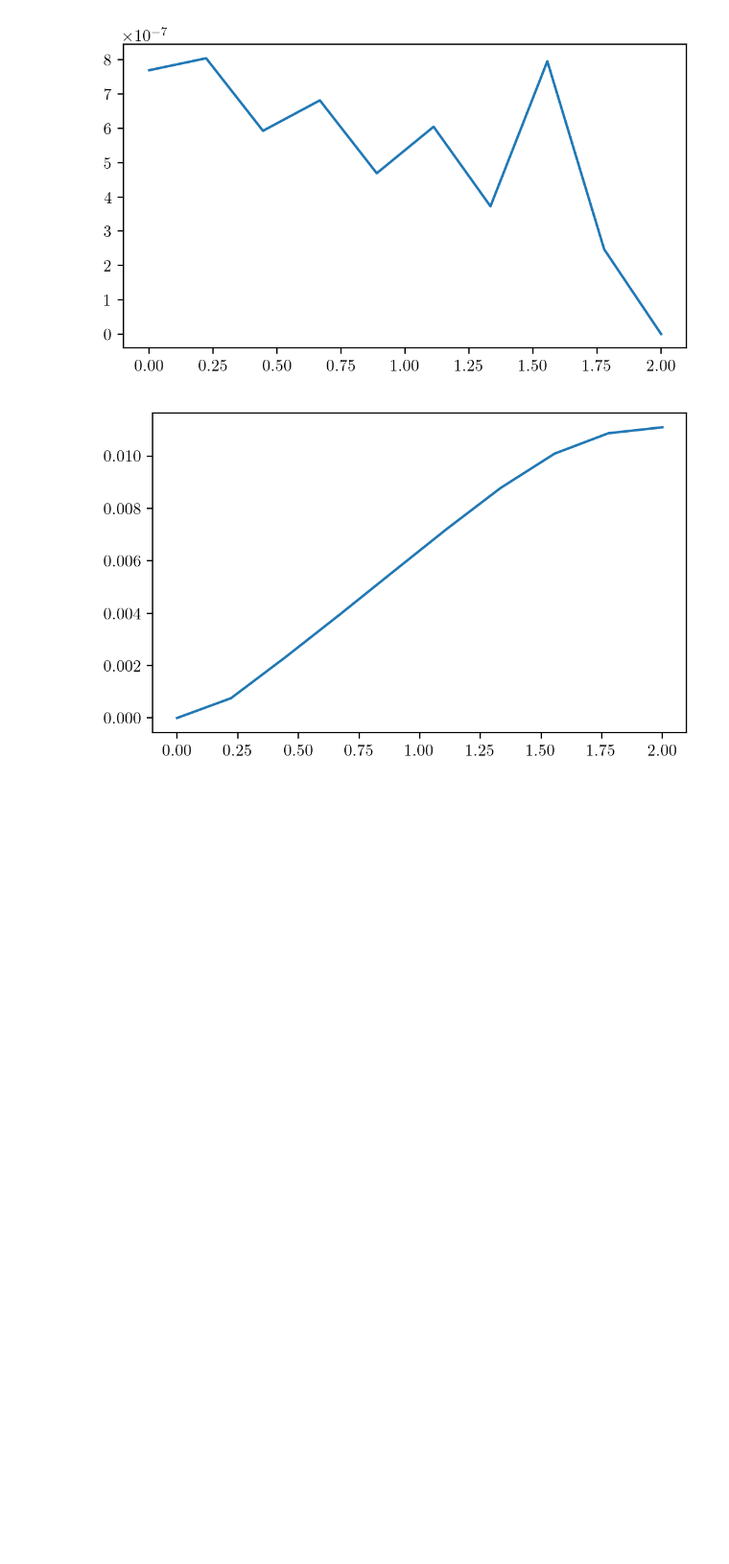
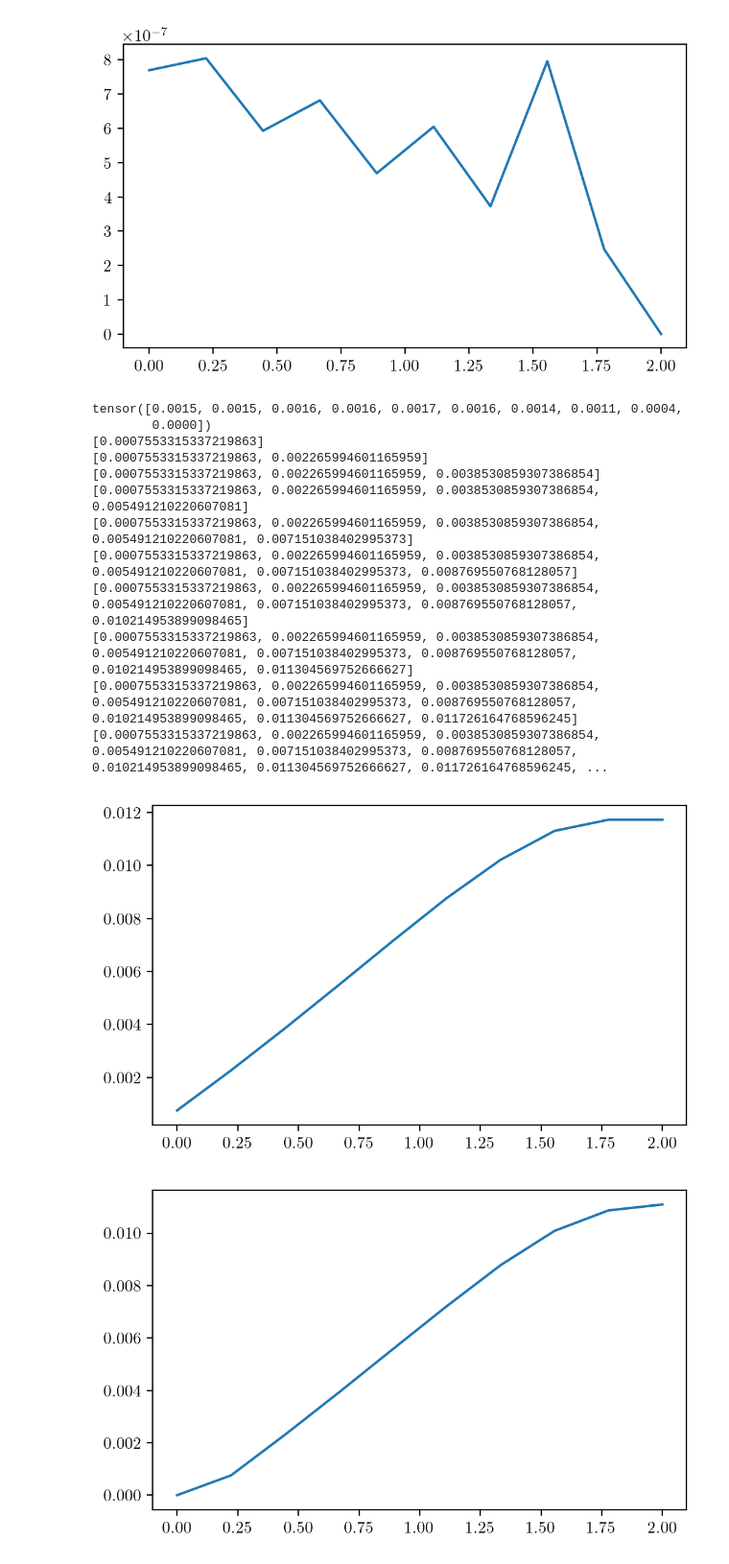
Before and after one commit to vishal18shah/bead-trajectories-quasipotential, a Jupyter notebook: 3Bead ML Compare.ipynb, the cells around one changed output. Shown at 96% size. Drawn from its saved outputs; the diff is of its cells as text; code cells hidden in the pictures; blank space fills up the shorter version.

```diff
--- a/3Bead ML Compare.ipynb
+++ b/3Bead ML Compare.ipynb
@@ -314,5 +310,84 @@ plot_model(model)
 plot_model(model)
 # %% [output]
 [figure]
+# %%
+# def get_U_line_integration(self, X, dU, dX):
+def get_U_line_integration():
+    dU = torch.tensor(pd.read_csv('alpha1_dW.txt', header = None).values).T
+    # print(dU)
+    X = torch.tensor(pd.read_csv('alpha1_path.txt', header = None).values).T
+    # print(dU)
+    nt = 10
+    dX = 2/nt
+    midpoints = [ (X[t+1,:] - X[t-1, :]) / 2 for t in range(1,9)]
+    midpoints = [midpoints[0]] + midpoints + [midpoints[-1]]
+    # print(midpoints)
+    # print()
+    midpoints = torch.stack(midpoints)
+    # print(midpoints[:, 1:4])
+
+    U = []
+    for t in range(dU.shape[0]):
+        U.append(torch.sum(midpoints[t, :] * dU[t, :]))
+    U = torch.stack(U)
+    U[0] = U[1]
+    print(U)
+
+    # Cumulative Sum
+    W = []
+    partialSum = 0
+    for t in range(dU.shape[0]):
+        if t == dU.shape[0] - 1 or t == 0:
+            partialSum += U[t].item() / 2
+        else:
+            partialSum += U[t].item()
+        W.append(partialSum)
+    print(W)
+    W = torch.tensor(W)
+
+
+    # print(U_2)
+
+    xx     = np.linspace(0,2,nt).reshape(-1,1)
+    fig, ax    = plt.subplots(1,1,figsize=(5,3),dpi=200,constrained_layout=True)
+    c        = ax.plot(xx[:,0],W,'-',lw=1.5)
+
+get_U_line_integration()
+
+
+# def get_U_numerical_integration(self,X, dX):
+#     U = []
+#     _,dU = self.get_U_dU(X)
+#     # print(dU.shape) #1001 by 6
+#     # Assume dU has more than two features. for each timestep we'll numerically integrate. current shape is 6x10
+#     #Trapezoid rule for numerical integration by each timestep
+#     for t in range(dU.shape[0]):
+#         currentPartialSumofU = 0
+#         currentDU = dU[t,:]
+#         for i in range(len(currentDU)):
+#             if i == len(currentDU)-1 or i == 0:
+#                 currentPartialSumofU += currentDU[i] / 2
+#             else:
+#                 currentPartialSumofU += currentDU[i]
+#         currentU = currentPartialSumofU * dX
+#         U.append(currentU)
+
+#     U = torch.tensor(U , requires_grad=True)
+#     # print(U.shape) #shape 6
+#     return U
+# %% [output]
+tensor([0.0015, 0.0015, 0.0016, 0.0016, 0.0017, 0.0016, 0.0014, 0.0011, 0.0004,
+        0.0000])
+[0.0007553315337219863]
+[0.0007553315337219863, 0.002265994601165959]
+[0.0007553315337219863, 0.002265994601165959, 0.0038530859307386854]
+[0.0007553315337219863, 0.002265994601165959, 0.0038530859307386854, 0.005491210220607081]
+[0.0007553315337219863, 0.002265994601165959, 0.0038530859307386854, 0.005491210220607081, 0.007151038402995373]
+[0.0007553315337219863, 0.002265994601165959, 0.0038530859307386854, 0.005491210220607081, 0.007151038402995373, 0.008769550768128057]
+[0.0007553315337219863, 0.002265994601165959, 0.0038530859307386854, 0.005491210220607081, 0.007151038402995373, 0.008769550768128057, 0.010214953899098465]
+[0.0007553315337219863, 0.002265994601165959, 0.0038530859307386854, 0.005491210220607081, 0.007151038402995373, 0.008769550768128057, 0.010214953899098465, 0.011304569752666627]
+[0.0007553315337219863, 0.002265994601165959, 0.0038530859307386854, 0.005491210220607081, 0.007151038402995373, 0.008769550768128057, 0.010214953899098465, 0.011304569752666627, 0.011726164768596245]
+[0.0007553315337219863, 0.002265994601165959, 0.0038530859307386854, 0.005491210220607081, 0.007151038402995373, 0.008769550768128057, 0.010214953899098465, 0.011304569752666627, 0.011726164768596245, ...
+[figure, added]
 # %%
 def plot_compare(cmap='terrain',max_V = 10,):
```
Also changed, not shown: parts of 2 cells of this notebook.
